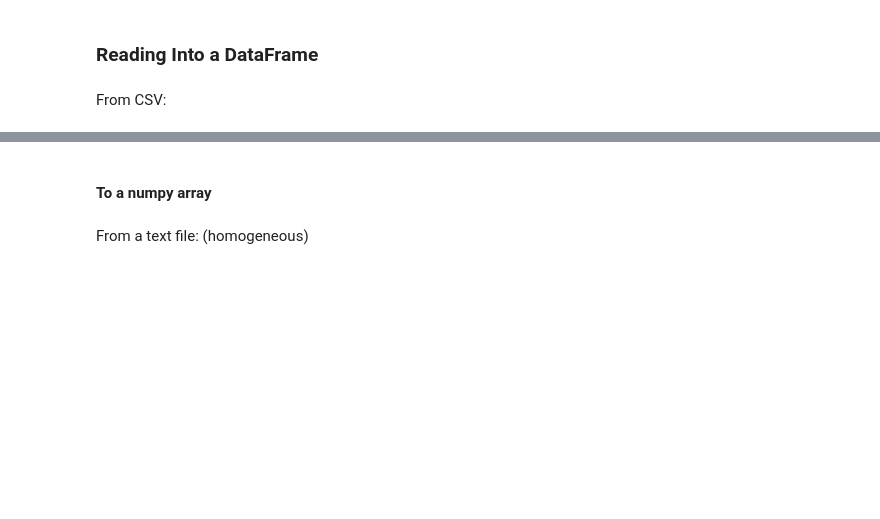
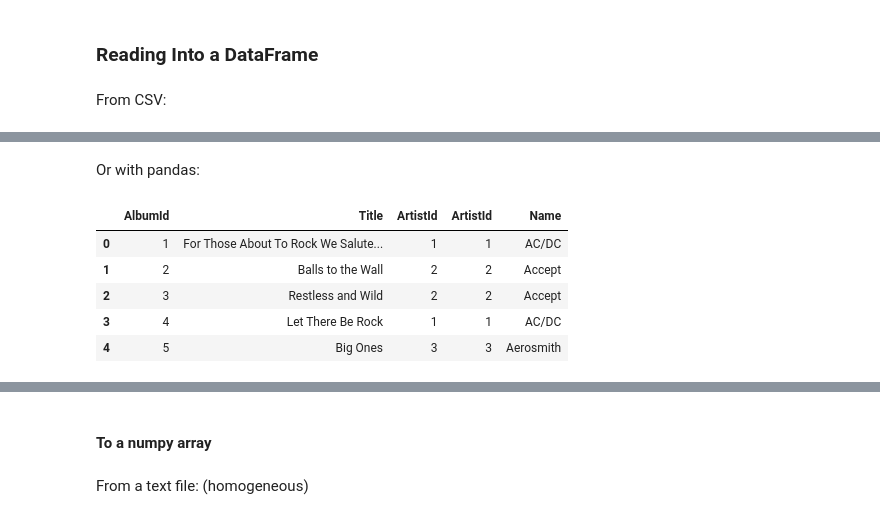
Before and after one commit to aschet01/cookbook, a Jupyter notebook: pandas.ipynb, the cells around one changed output, grey strips where cells are left out. Drawn from its saved outputs; the diff is of its cells as text; code cells hidden in the pictures; blank space fills up the shorter version.

```diff
--- a/pandas.ipynb
+++ b/pandas.ipynb
@@ -76,0 +151,4 @@ df.head()
+# %%
+import sqlalchemy
+engine = sqlalchemy.create_engine('sqlite:///chinook.db')      # Give a type spec and a path
+print(engine.table_names())       # Get a list of the names of the tables. No connection needed
@@ -76,0 +171,14 @@ df.head()
+# %% [markdown]
+Or with pandas:
+# %%
+# Remember inner joins?
+df = pd.read_sql_query("SELECT * FROM Albums INNER JOIN Artists "
+                       "on Artists.ArtistId = Albums.ArtistId", engine)
+df.head()
+# %% [output]
+|  | AlbumId | Title | ArtistId | ArtistId | Name |
+| 0 | 1 | For Those About To Rock We Salute... | 1 | 1 | AC/DC |
+| 1 | 2 | Balls to the Wall | 2 | 2 | Accept |
+| 2 | 3 | Restless and Wild | 2 | 2 | Accept |
+| 3 | 4 | Let There Be Rock | 1 | 1 | AC/DC |
+| 4 | 5 | Big Ones | 3 | 3 | Aerosmith |
```
Also changed, not shown: parts of 36 cells of this notebook.
